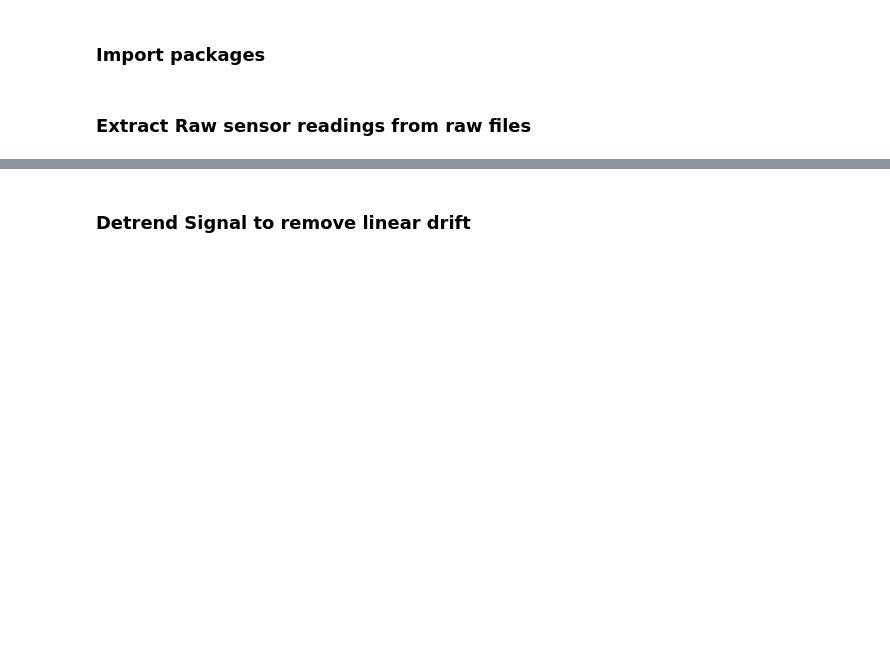
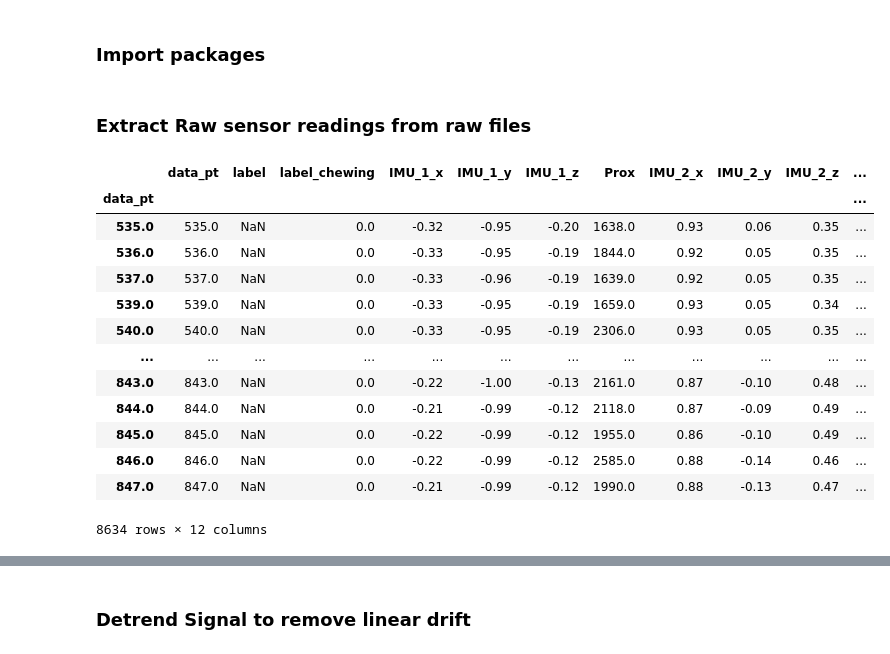
Before and after one commit to eating-detection/sensor-based, a Jupyter notebook: data_preprocessing.ipynb, the cells around one changed output, grey strips where cells are left out. Saved outputs shown, nothing was run; the diff lists cells and outputs as text; code cells hidden in the pictures; blank space fills up the shorter version.

```diff
--- a/data_preprocessing.ipynb
+++ b/data_preprocessing.ipynb
@@ -58,8 +58,8 @@ def raw_process(raw,labelled):
     return sensor_labelled
 # %%
 ## data path
-label_data_path = r'D:\Angela\NUS\eating_detection\labelled\完成'
-original_data_path = r'D:\Angela\NUS\eating_detection\original_data'
+label_data_path = r'.\labelled\完成'
+original_data_path = r'.\original_data'
 
 ## read from raw files, separate to sensor readings and label dataframes
 sensor_ts_lst = []
@@ -71,7 +71,7 @@ for f in glob.glob(r'*\n_sensor_data.*',root_dir = label_data_path):
         labelled = sheet.iloc[9:,0:3]
         raw_file = os.path.join(original_data_path,f.split('\\')[0],f'{name}_sensor_data.csv')
         if f.split('\\')[0] == '7.29_breakfast_1':
-            raw_file = r"D:\Angela\NUS\eating_detection\original_data\7.29_breakfast_1\7 (1).csv"
+            raw_file = r".\original_data\7.29_breakfast_1\7 (1).csv"
         raw = pd.read_csv(raw_file).iloc[0:7]
         sensor_ts = raw_process(raw,labelled)
         sensor_ts['File'] = raw_file
@@ -85,6 +85,23 @@ for f in glob.glob(r'*\[0-9]_sensor_data.*',root_dir = label_data_path):
     sensor_ts['File'] = raw_file
     sensor_ts_lst.append(sensor_ts)
 sensor_ts_df = pd.concat(sensor_ts_lst,axis = 0)
+# %%
+sensor_ts_df.loc[sensor_ts_df['Prox']>1500]
+# %% [output]
+|  | data_pt | label | label_chewing | IMU_1_x | IMU_1_y | IMU_1_z | Prox | IMU_2_x | IMU_2_y | IMU_2_z | ... |
+| data_pt |  |  |  |  |  |  |  |  |  |  | ... |
+| 535.0 | 535.0 | NaN | 0.0 | -0.32 | -0.95 | -0.20 | 1638.0 | 0.93 | 0.06 | 0.35 | ... |
+| 536.0 | 536.0 | NaN | 0.0 | -0.33 | -0.95 | -0.19 | 1844.0 | 0.92 | 0.05 | 0.35 | ... |
+| 537.0 | 537.0 | NaN | 0.0 | -0.33 | -0.96 | -0.19 | 1639.0 | 0.92 | 0.05 | 0.35 | ... |
+| 539.0 | 539.0 | NaN | 0.0 | -0.33 | -0.95 | -0.19 | 1659.0 | 0.93 | 0.05 | 0.34 | ... |
+| 540.0 | 540.0 | NaN | 0.0 | -0.33 | -0.95 | -0.19 | 2306.0 | 0.93 | 0.05 | 0.35 | ... |
+| ... | ... | ... | ... | ... | ... | ... | ... | ... | ... | ... | ... |
+| 843.0 | 843.0 | NaN | 0.0 | -0.22 | -1.00 | -0.13 | 2161.0 | 0.87 | -0.10 | 0.48 | ... |
+| 844.0 | 844.0 | NaN | 0.0 | -0.21 | -0.99 | -0.12 | 2118.0 | 0.87 | -0.09 | 0.49 | ... |
+| 845.0 | 845.0 | NaN | 0.0 | -0.22 | -0.99 | -0.12 | 1955.0 | 0.86 | -0.10 | 0.49 | ... |
+| 846.0 | 846.0 | NaN | 0.0 | -0.22 | -0.99 | -0.12 | 2585.0 | 0.88 | -0.14 | 0.46 | ... |
+| 847.0 | 847.0 | NaN | 0.0 | -0.21 | -0.99 | -0.12 | 1990.0 | 0.88 | -0.13 | 0.47 | ... |
+8634 rows × 12 columns
 # %%
 sensor_ts_df['label'] = sensor_ts_df['label'].astype(str)
 sensor_ts_df['File'] = sensor_ts_df['File'].astype(str)
```
Also changed, not shown: parts of 8 cells of this notebook.
